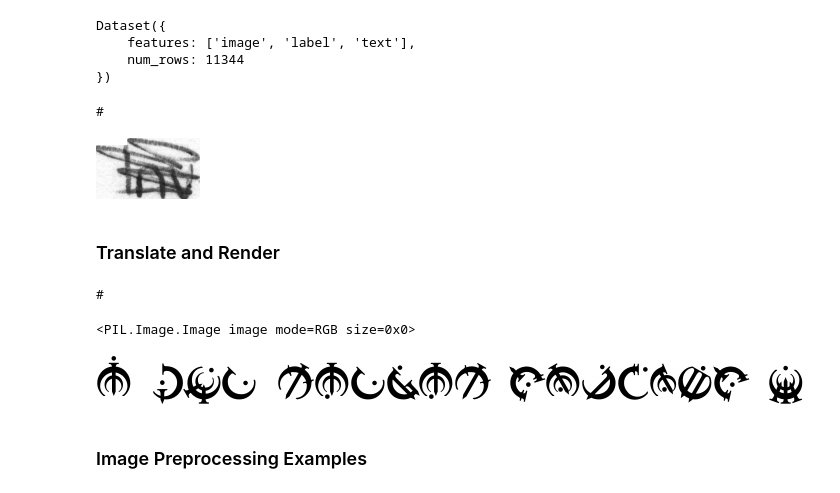
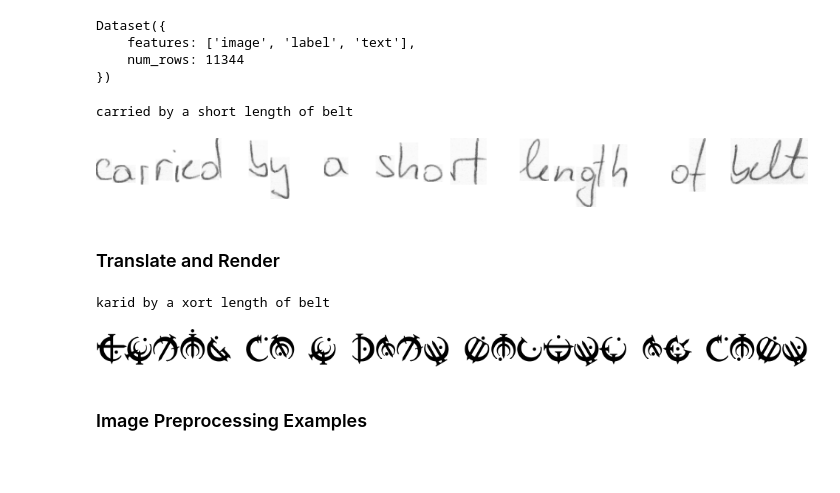
Before and after one commit to CayJoBla/OCRTranslator, a Jupyter notebook: steel_dataset.ipynb, the cells around one changed output. Cells and saved outputs as stored; diff of their text form; code cells hidden in the pictures; blank space fills up the shorter version.

Commit message:
Set up steel dataset for training

```diff
--- a/steel_dataset.ipynb
+++ b/steel_dataset.ipynb
@@ -17,14 +17,14 @@ Dataset({
 # %%
 from PIL import Image
 
-idx = 1901
+idx = 1
 english_text = iam_data[idx]["text"]
 english_image = iam_data[idx]["image"].convert("RGB")
 print(english_text)
 display(english_image)
 # %% [output]
-#
+carried by a short length of belt
-[figure, old version]
+[figure, new version]
 # %% [markdown]
 ### Translate and Render
 # %%
@@ -33,29 +33,18 @@ from translate import english_to_steel_phonetics
 steel_text = english_to_steel_phonetics(english_text)
 print(steel_text)
 # %% [output]
-#
+karid by a xort length of belt
 # %%
 from PIL import ImageFont
 from render_text import text_to_image
 
 fontsize = 50
-font = ImageFont.truetype("AlloyofLaw/AlloyofLaw.ttf", size=fontsize)
-# font = ImageFont.truetype("AlloyofLaw.ttf", size=fontsize)
+# font = ImageFont.truetype("Noto_Sans_Deseret/NotoSansDeseret-Regular.ttf", size=fontsize)
+font = ImageFont.truetype("AlloyofLaw/AlloyofLawExpanded.ttf", size=fontsize)
 steel_image = text_to_image(steel_text, font=font)
 display(steel_image)
 # %% [output]
-<PIL.Image.Image image mode=RGB size=0x0>
+[figure, added]
-# %%
-from PIL import ImageFont
-from render_text import text_to_image
-
-fontsize = 50
-# font = ImageFont.truetype("Noto_Sans_Deseret/NotoSansDeseret-Regular.ttf", size=fontsize)
-font = ImageFont.truetype("AlloyofLaw/AlloyofLaw.ttf", size=fontsize)
-steel_image = text_to_image("I can render symbols", font=font)
-display(steel_image)
-# %% [output]
-[figure, removed]
 # %% [markdown]
 ### Image Preprocessing Examples
 # %%
```
Also changed, not shown: parts of 6 cells of this notebook, 3 other files.
